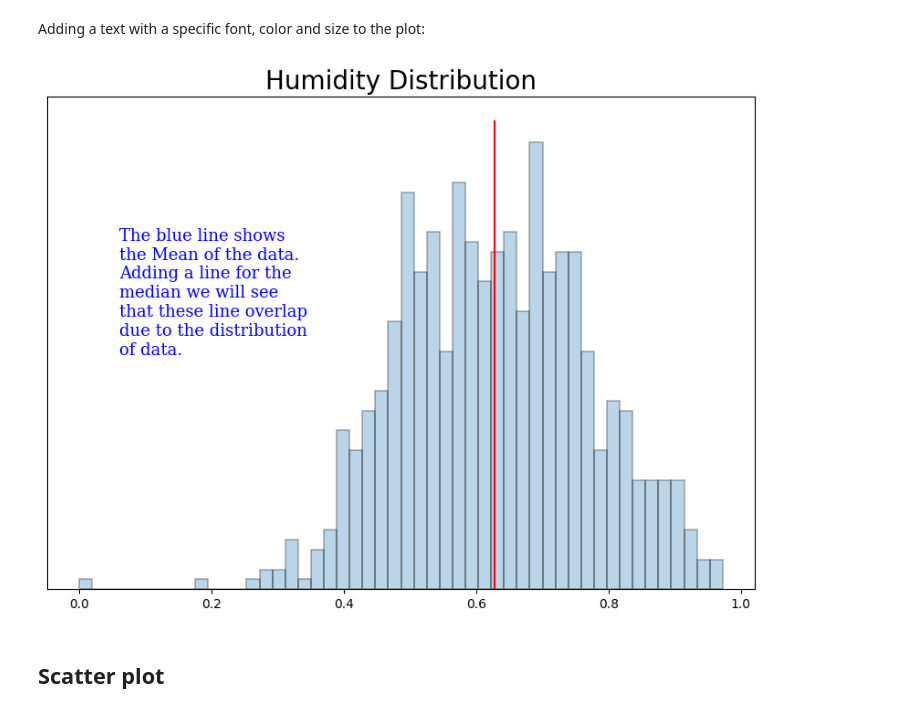
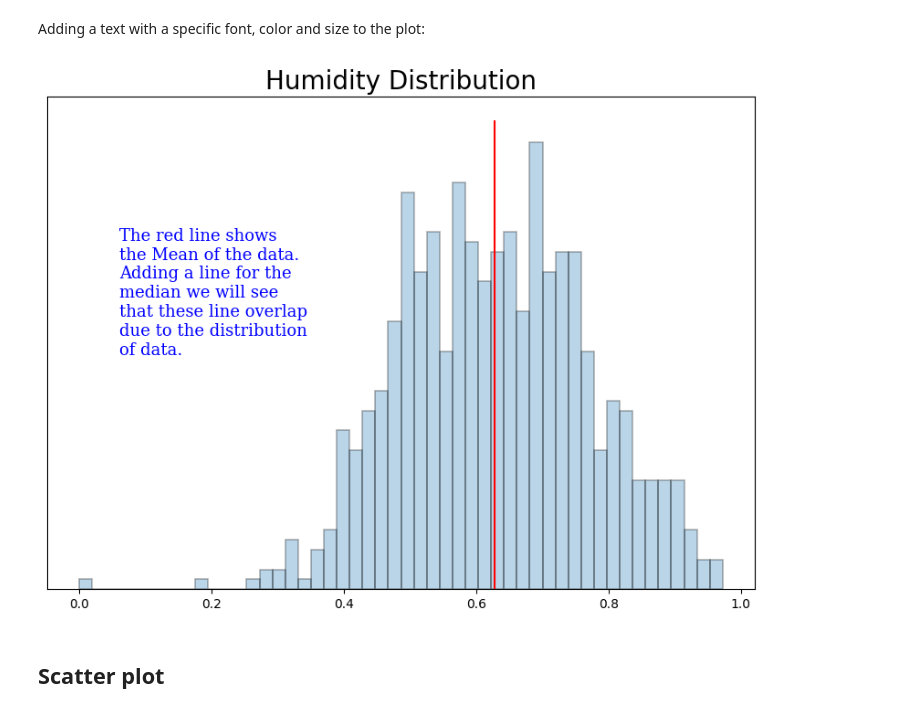
Before and after one commit to Naviden/basic_python_visualization, a Jupyter notebook: Case Study/Case_Study_1.ipynb, the cells around one changed output. Saved outputs shown, nothing was run; the diff lists cells and outputs as text; code cells hidden in the pictures.

```diff
--- a/Case Study/Case_Study_1.ipynb
+++ b/Case Study/Case_Study_1.ipynb
@@ -96,24 +96,24 @@ Adding a text with a specific font, color and size to the plot:
 # %%
 plt.figure(figsize=(10, 7))
 plt.hist(df.hum, bins=50, alpha=0.3, edgecolor='black', linewidth=1.2)
 plt.title('Humidity Distribution', fontsize=20)
 xmin, xmax, ymin, ymax = plt.axis()
 plt.vlines(np.mean(df.hum), 0, ymax, 'r')
 font = {
     'family': 'serif',
     'color': 'blue',
     'weight': 'normal',
     'size': 13,
 }
 plt.text(
     0.06,
     ymax * 0.5,
-    f'The blue line shows\nthe Mean of the data.\nAdding a line for the\nmedian we will see\nthat these line overlap\ndue to the distribution\nof data.',
+    f'The red line shows\nthe Mean of the data.\nAdding a line for the\nmedian we will see\nthat these line overlap\ndue to the distribution\nof data.',
     fontdict=font)
 plt.yticks([])
 plt.show()
 # %% [output]
-[figure, old version]
+[figure, new version]
 # %% [markdown]
 ## Scatter plot
 # %% [markdown]
```
Also changed, not shown: parts of 12 cells of this notebook, 6 other files.
